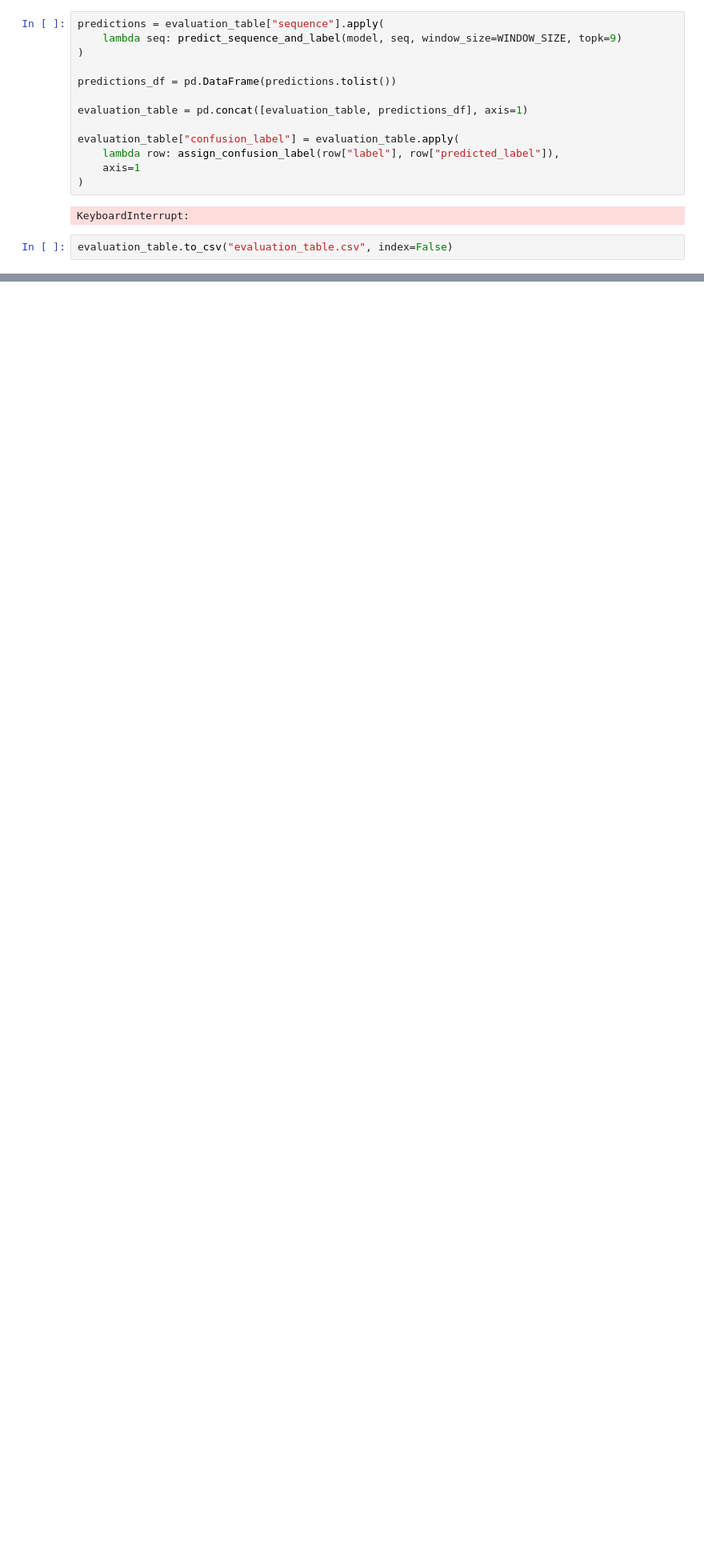
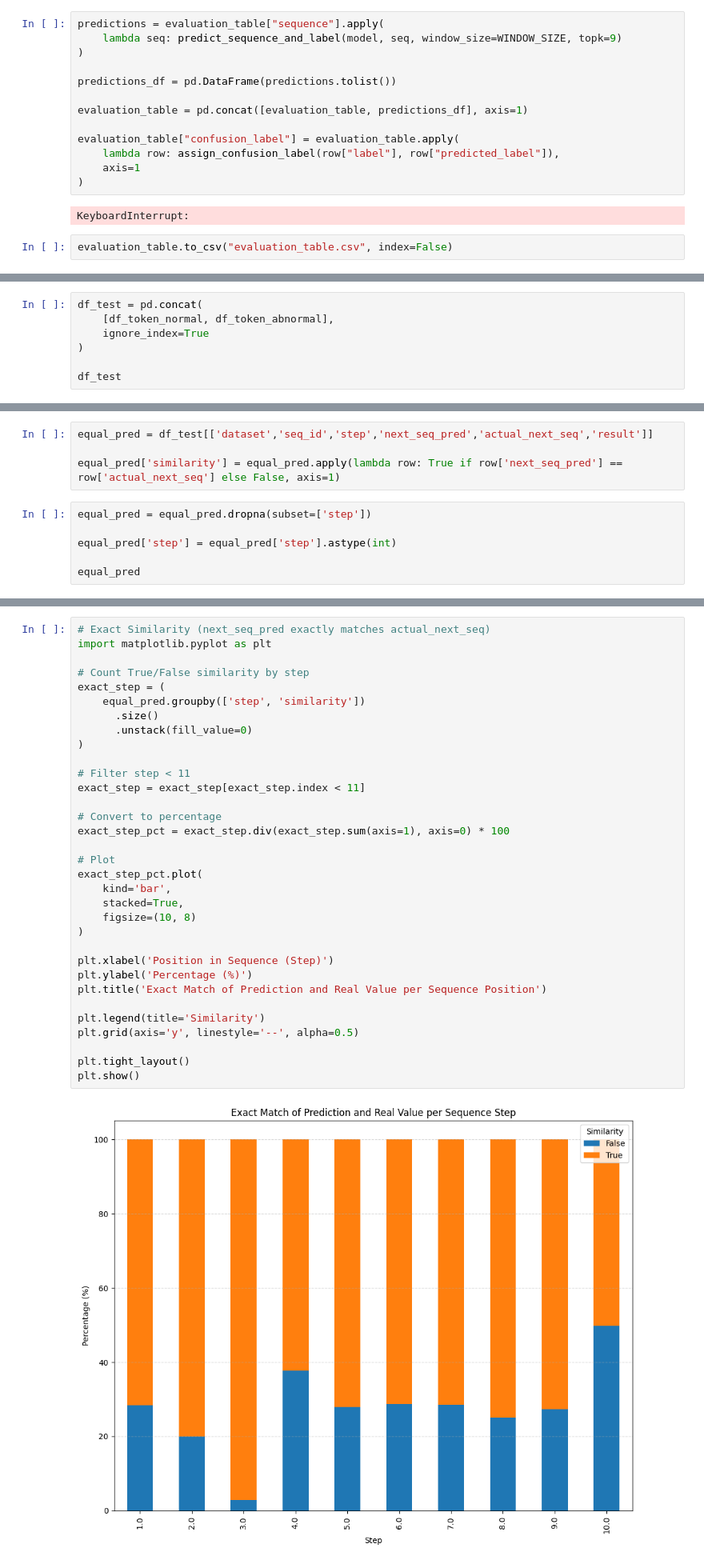
Before and after one commit to miqbal-id27/controlroom-xai-alarm-support-transformer, a Jupyter notebook: notebooks/00_exploration.ipynb, the cells around one changed output, grey strips where cells are left out. Shown at 80% size. Drawn from its saved outputs; the diff is of its cells as text; blank space fills up the shorter version.

```diff
--- a/notebooks/00_exploration.ipynb
+++ b/notebooks/00_exploration.ipynb
@@ -1312,0 +7608,7 @@ evaluation_table.to_csv("evaluation_table.csv", index=False)
+# %%
+df_test = pd.concat(
+    [df_token_normal, df_token_abnormal],
+    ignore_index=True
+)
+
+df_test
@@ -1312,0 +7631,10 @@ evaluation_table.to_csv("evaluation_table.csv", index=False)
+# %%
+equal_pred = df_test[['dataset','seq_id','step','next_seq_pred','actual_next_seq','result']]
+
+equal_pred['similarity'] = equal_pred.apply(lambda row: True if row['next_seq_pred'] == row['actual_next_seq'] else False, axis=1)
+# %%
+equal_pred = equal_pred.dropna(subset=['step'])
+
+equal_pred['step'] = equal_pred['step'].astype(int)
+
+equal_pred
@@ -1312,0 +7655,35 @@ evaluation_table.to_csv("evaluation_table.csv", index=False)
+# %%
+# Exact Similarity (next_seq_pred exactly matches actual_next_seq)
+import matplotlib.pyplot as plt
+
+# Count True/False similarity by step
+exact_step = (
+    equal_pred.groupby(['step', 'similarity'])
+      .size()
+      .unstack(fill_value=0)
+)
+
+# Filter step < 11
+exact_step = exact_step[exact_step.index < 11]
+
+# Convert to percentage
+exact_step_pct = exact_step.div(exact_step.sum(axis=1), axis=0) * 100
+
+# Plot
+exact_step_pct.plot(
+    kind='bar',
+    stacked=True,
+    figsize=(10, 8)
+)
+
+plt.xlabel('Position in Sequence (Step)')
+plt.ylabel('Percentage (%)')
+plt.title('Exact Match of Prediction and Real Value per Sequence Position')
+
+plt.legend(title='Similarity')
+plt.grid(axis='y', linestyle='--', alpha=0.5)
+
+plt.tight_layout()
+plt.show()
+# %% [output]
+[figure, added]
```
Also changed, not shown: parts of 420 cells of this notebook, 34 other files.
